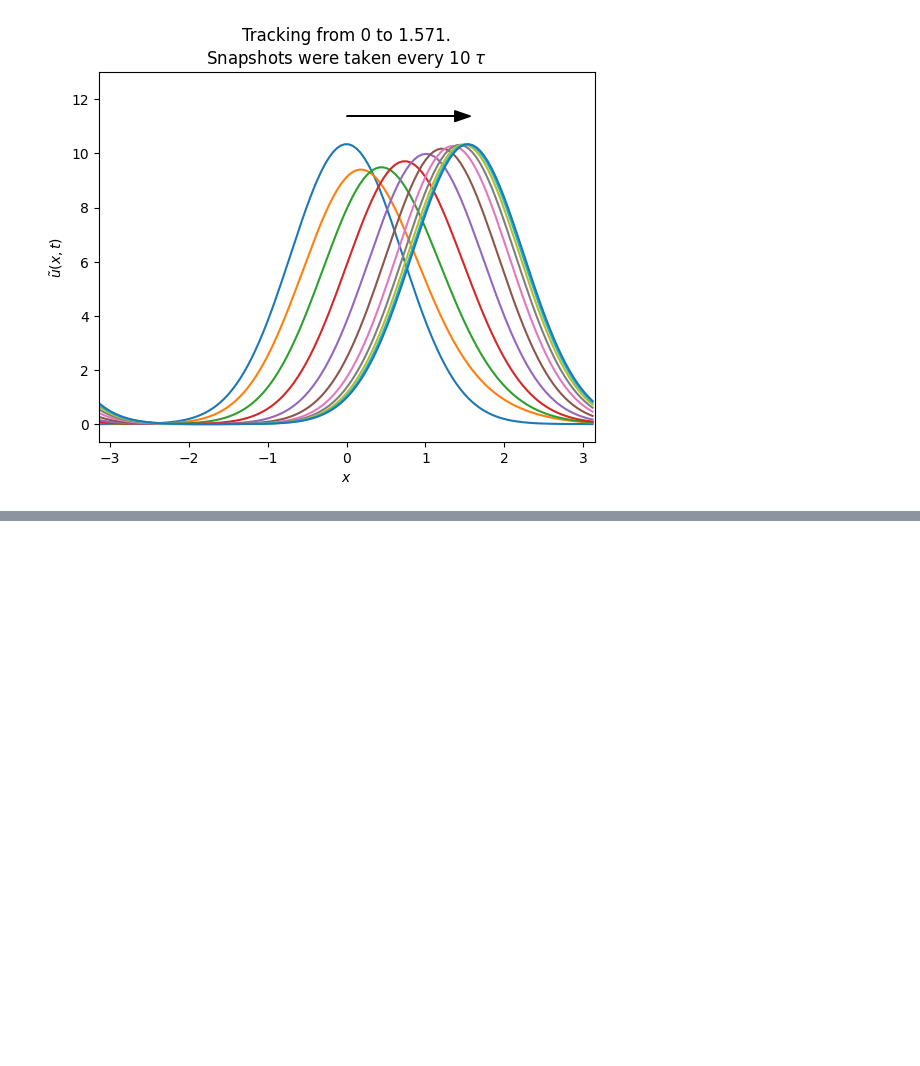
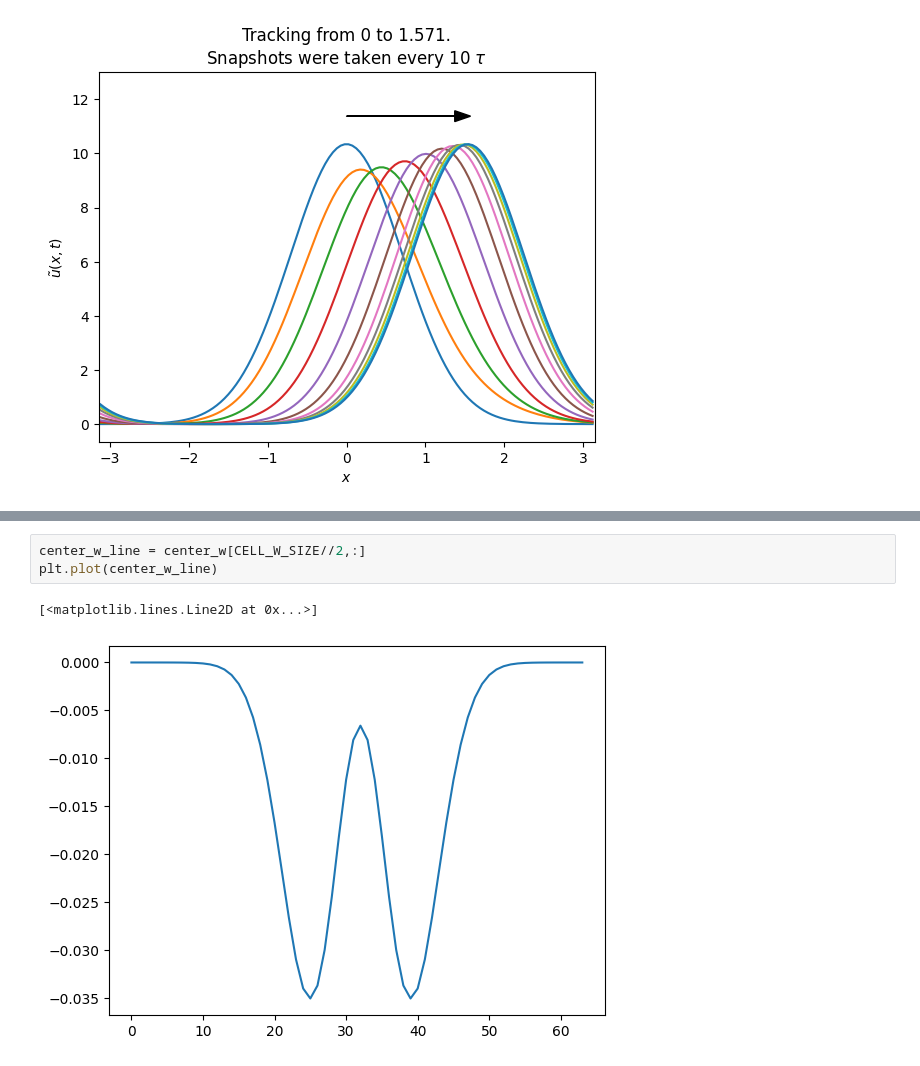
Before and after one commit to reallinshengxiang/Fundamentals-of-Artificial-Intelligence-Research, a Jupyter notebook: attractor-networks.ipynb, the cells around one changed output, grey strips where cells are left out. Saved outputs shown, nothing was run; the diff lists cells and outputs as text; blank space fills up the shorter version.

```diff
--- a/attractor-networks.ipynb
+++ b/attractor-networks.ipynb
@@ -342,0 +429,6 @@ plt.show()
+# %%
+center_w_line = center_w[CELL_W_SIZE//2,:]
+plt.plot(center_w_line)
+# %% [output]
+[<matplotlib.lines.Line2D at 0x...>]
+[figure, added]
```
Also changed, not shown: parts of 13 cells of this notebook.
